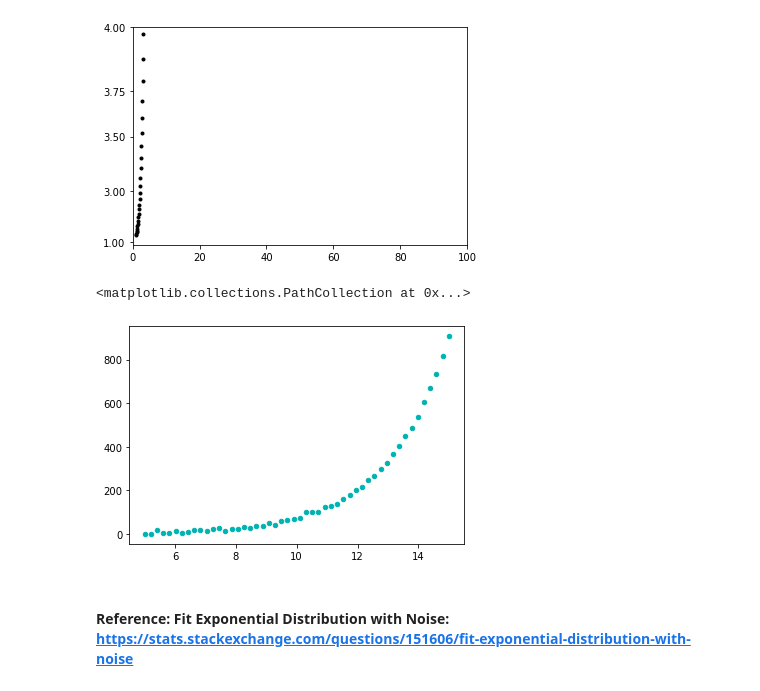
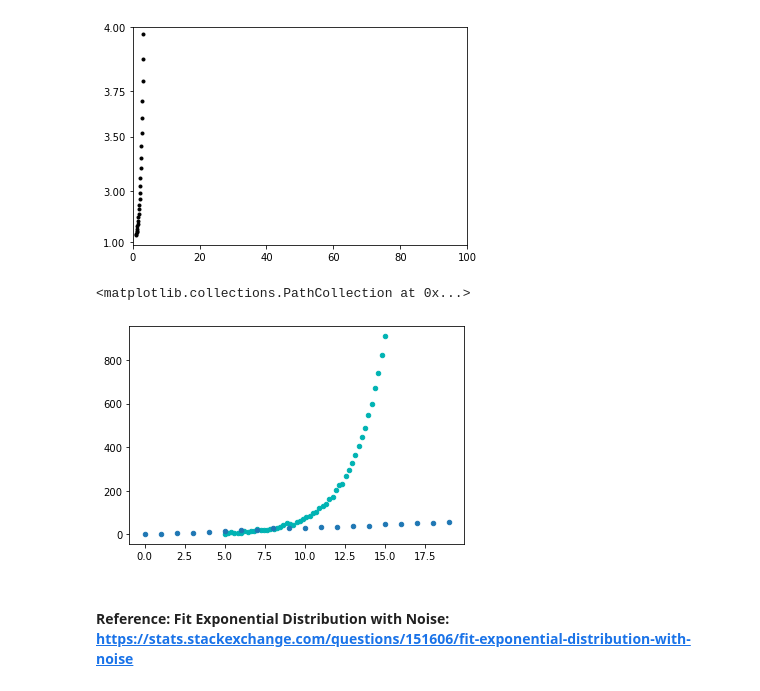
Before and after one commit to PJFinnerty/Machine-Learning-and-Statistics, a Jupyter notebook: Research.ipynb, the cells around one changed output. Cells and saved outputs as stored; diff of their text form; code cells hidden in the pictures.

```diff
--- a/Research.ipynb
+++ b/Research.ipynb
@@ -79,8 +79,8 @@ np.random.seed(0)
 # %% [markdown]
 ### Create an array, 'a', between 0 and 100, with each point at an interval of 5 and create a second array, 'b', with each point a multiple of 'a' and some 'noise' added
 # %%
-a = np.arange(0, 100, 5)
-b = 3 * a + np.random.normal(0.0, 10.0, a.size)
+a = np.arange(0, 20, 1)
+b = 3 * a + np.random.normal(0.0, 2, a.size)
 # %%
 a
 # %% [output]
@@ -112,7 +111,7 @@ plt.show()
 # %%
 plt.plot(a, b, 'k.', label="Data")
 
-x = np.arange(0.0, 100.0, 2.0)
+x = np.arange(0.0, 20.0, 2.0)
 plt.plot(x, 3.2 * x + 2.0, 'r-', label=r"$3.2x + 2$")
 plt.plot(x, 2.6 * x +  2.8, 'g-', label=r"$2.6x + 2.8$")
 plt.plot(x, 2.8 * x + 3.0, 'b-', label=r"$2.8x + 3$")
@@ -219,25 +199,26 @@ from scipy.optimize import curve_fit
 # %%
 # Function to calculate the exponential with constants a and b
 def exponential(x, a, b):
     return a*np.exp(b*x)
 
 # Generate dummy dataset
 x_dummy = np.linspace(start=5, stop=15, num=50)
 
 # Calculate y-values based on dummy x-values
 y_dummy = exponential(x_dummy, 0.5, 0.5)
 
 # Add noise from a Gaussian distribution
 noise = 5*np.random.normal(size=y_dummy.size)
 y_dummy = y_dummy + noise
 
 # Plot the noisy exponential data
-plt.scatter(x_dummy, y_dummy, s=20, color='#00b3b3', label='Data')
+plt.scatter(x_dummy, y_dummy, s=20, color='#00b3b3', label='Data 2')
+plt.scatter(a, b, s=20, label='Data 1')
 
 #plt.scatter()
 # %% [output]
 <matplotlib.collections.PathCollection at 0x...>
-[figure, old version]
+[figure, new version]
 # %% [markdown]
 #### Reference: Fit Exponential Distribution with Noise: https://stats.stackexchange.com/questions/151606/fit-exponential-distribution-with-noise
 # %% [markdown]
```
Also changed, not shown: parts of 17 cells of this notebook.
